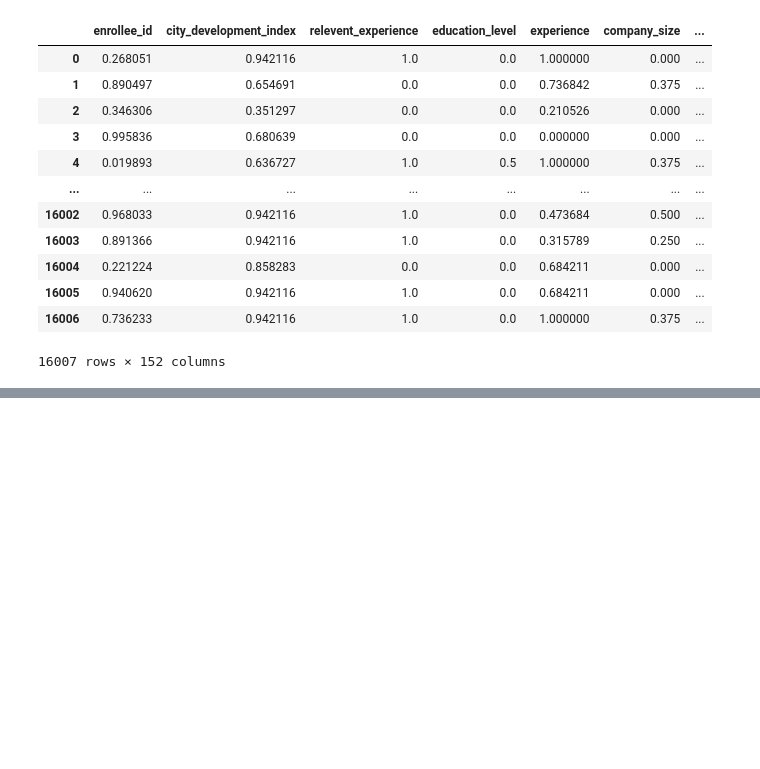
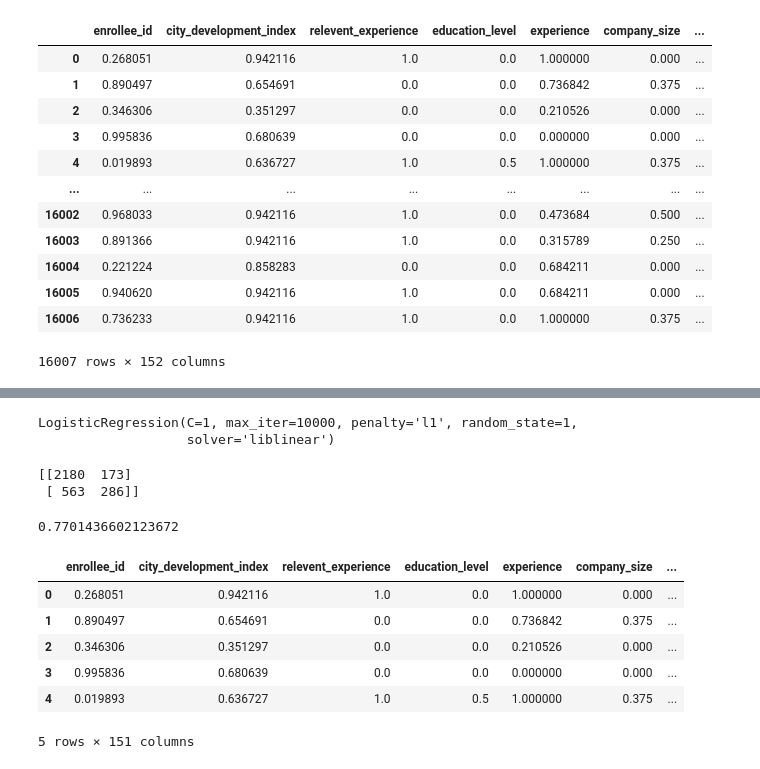
Before and after one commit to heliaRahimi/-ClassificationModels, a Jupyter notebook: LogisticRegression.ipynb, the cells around one changed output, grey strips where cells are left out. Drawn from its saved outputs; the diff is of its cells as text; code cells hidden in the pictures; blank space fills up the shorter version.

Commit message:
Complete LogisticRegression model

```diff
--- a/LogisticRegression.ipynb
+++ b/LogisticRegression.ipynb
@@ -58,0 +137,6 @@ processed_data
+# %%
+# Parameter setting that gave the best results
+grid.best_estimator_
+# %% [output]
+LogisticRegression(C=1, max_iter=10000, penalty='l1', random_state=1,
+                   solver='liblinear')
@@ -58,0 +145,25 @@ processed_data
+# %%
+# confusion matrix
+from sklearn.metrics import confusion_matrix
+print(confusion_matrix(y_test, grid_predictions))
+# %% [output]
+[[2180  173]
+ [ 563  286]]
+# %%
+# accurate score
+from sklearn.metrics import accuracy_score
+print(accuracy_score(grid_predictions, y_test))
+# %% [output]
+0.7701436602123672
+# %%
+# Drop some columns
+new_df = processed_data.drop('training_hours',axis=1)
+new_df.head()
+# %% [output]
+|  | enrollee_id | city_development_index | relevent_experience | education_level | experience | company_size | ... |
+| 0 | 0.268051 | 0.942116 | 1.0 | 0.0 | 1.000000 | 0.000 | ... |
+| 1 | 0.890497 | 0.654691 | 0.0 | 0.0 | 0.736842 | 0.375 | ... |
+| 2 | 0.346306 | 0.351297 | 0.0 | 0.0 | 0.210526 | 0.000 | ... |
+| 3 | 0.995836 | 0.680639 | 0.0 | 0.0 | 0.000000 | 0.000 | ... |
+| 4 | 0.019893 | 0.636727 | 1.0 | 0.5 | 1.000000 | 0.375 | ... |
+5 rows × 151 columns
```
Also changed, not shown: parts of 21 cells of this notebook.
